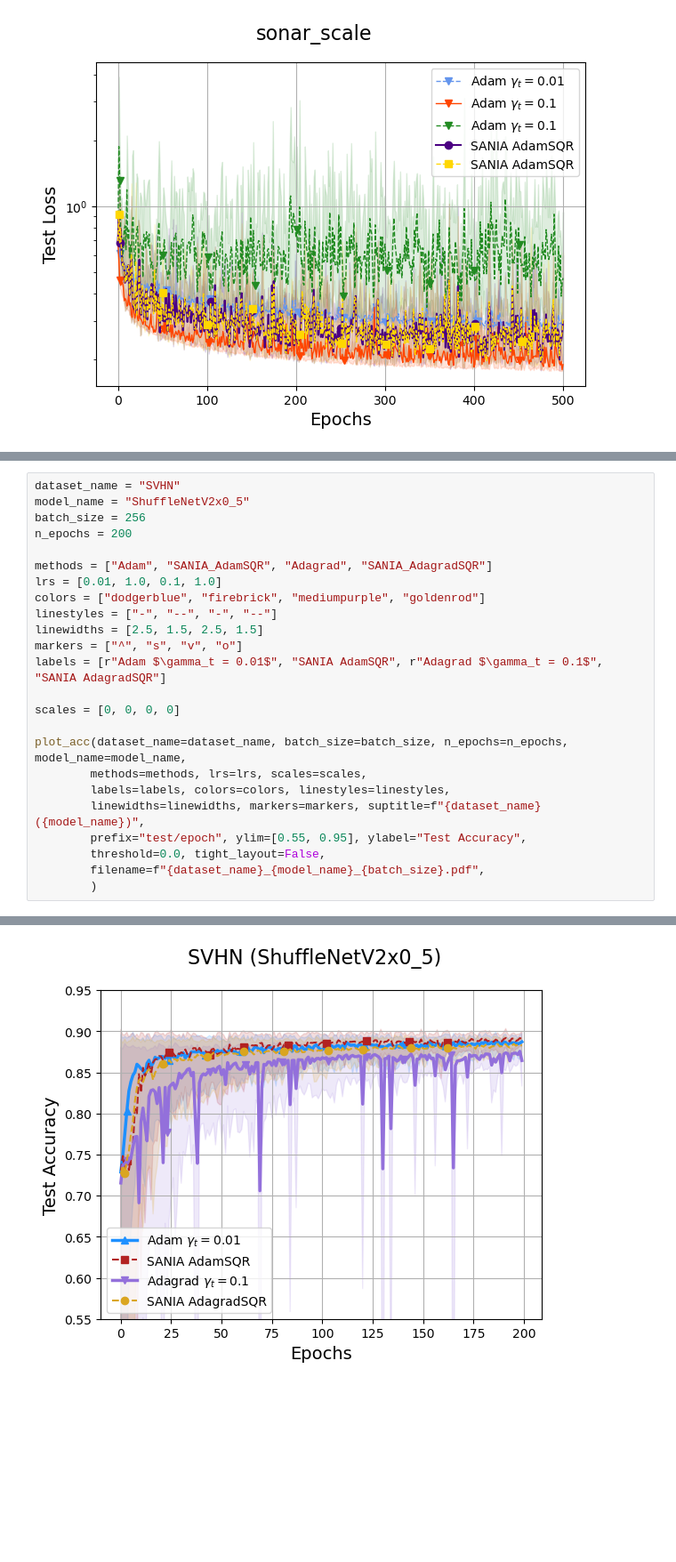
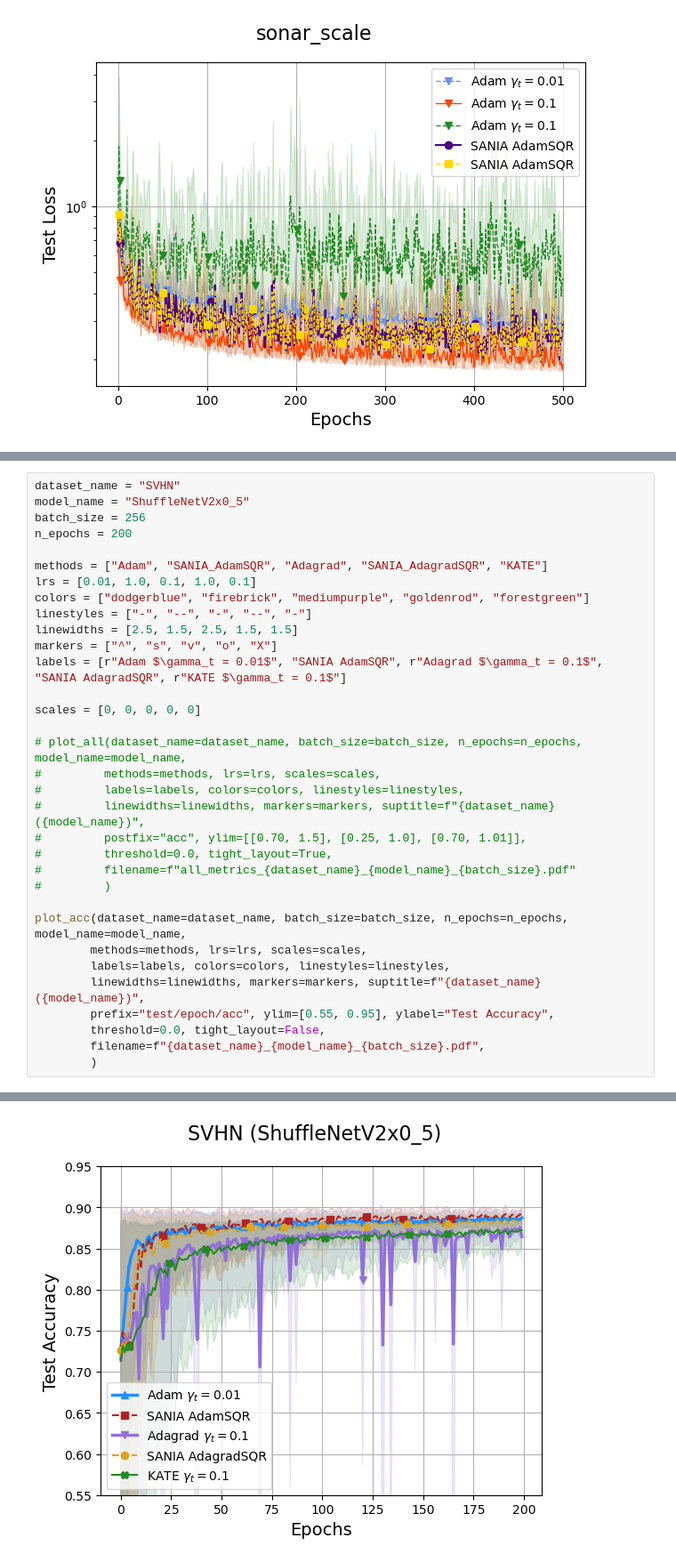
Before and after one commit to fxrshed/SANIA, a Jupyter notebook: experiments/plotter.ipynb, the cells around one changed output, grey strips where cells are left out. Shown at 89% size. Saved outputs shown, nothing was run; the diff lists cells and outputs as text; blank space fills up the shorter version.

```diff
--- a/experiments/plotter.ipynb
+++ b/experiments/plotter.ipynb
@@ -871,21 +1360,30 @@ model_name = "ShuffleNetV2x0_5"
 batch_size = 256
 n_epochs = 200
 
-methods = ["Adam", "SANIA_AdamSQR", "Adagrad", "SANIA_AdagradSQR"]
-lrs = [0.01, 1.0, 0.1, 1.0]
-colors = ["dodgerblue", "firebrick", "mediumpurple", "goldenrod"]
-linestyles = ["-", "--", "-", "--"]
-linewidths = [2.5, 1.5, 2.5, 1.5]
-markers = ["^", "s", "v", "o"]
-labels = [r"Adam $\gamma_t = 0.01$", "SANIA AdamSQR", r"Adagrad $\gamma_t = 0.1$", "SANIA AdagradSQR"]
+methods = ["Adam", "SANIA_AdamSQR", "Adagrad", "SANIA_AdagradSQR", "KATE"]
+lrs = [0.01, 1.0, 0.1, 1.0, 0.1]
+colors = ["dodgerblue", "firebrick", "mediumpurple", "goldenrod", "forestgreen"]
+linestyles = ["-", "--", "-", "--", "-"]
+linewidths = [2.5, 1.5, 2.5, 1.5, 1.5]
+markers = ["^", "s", "v", "o", "X"]
+labels = [r"Adam $\gamma_t = 0.01$", "SANIA AdamSQR", r"Adagrad $\gamma_t = 0.1$", "SANIA AdagradSQR", r"KATE $\gamma_t = 0.1$"]
 
-scales = [0, 0, 0, 0]
+scales = [0, 0, 0, 0, 0]
+
+# plot_all(dataset_name=dataset_name, batch_size=batch_size, n_epochs=n_epochs, model_name=model_name,
+#         methods=methods, lrs=lrs, scales=scales,
+#         labels=labels, colors=colors, linestyles=linestyles,
+#         linewidths=linewidths, markers=markers, suptitle=f"{dataset_name} ({model_name})",
+#         postfix="acc", ylim=[[0.70, 1.5], [0.25, 1.0], [0.70, 1.01]],
+#         threshold=0.0, tight_layout=True,
+#         filename=f"all_metrics_{dataset_name}_{model_name}_{batch_size}.pdf"
+#         )
 
 plot_acc(dataset_name=dataset_name, batch_size=batch_size, n_epochs=n_epochs, model_name=model_name,
         methods=methods, lrs=lrs, scales=scales,
         labels=labels, colors=colors, linestyles=linestyles,
         linewidths=linewidths, markers=markers, suptitle=f"{dataset_name} ({model_name})",
-        prefix="test/epoch", ylim=[0.55, 0.95], ylabel="Test Accuracy",
+        prefix="test/epoch/acc", ylim=[0.55, 0.95], ylabel="Test Accuracy",
         threshold=0.0, tight_layout=False,
         filename=f"{dataset_name}_{model_name}_{batch_size}.pdf",
         )
@@ -894 +1392 @@ plot_acc(dataset_name=dataset_name, batch_size=batch_size, n_epochs=n_epochs, mo
-[figure, old version]
+[figure, new version]
```
Also changed, not shown: parts of 32 cells of this notebook, 25 other files.
